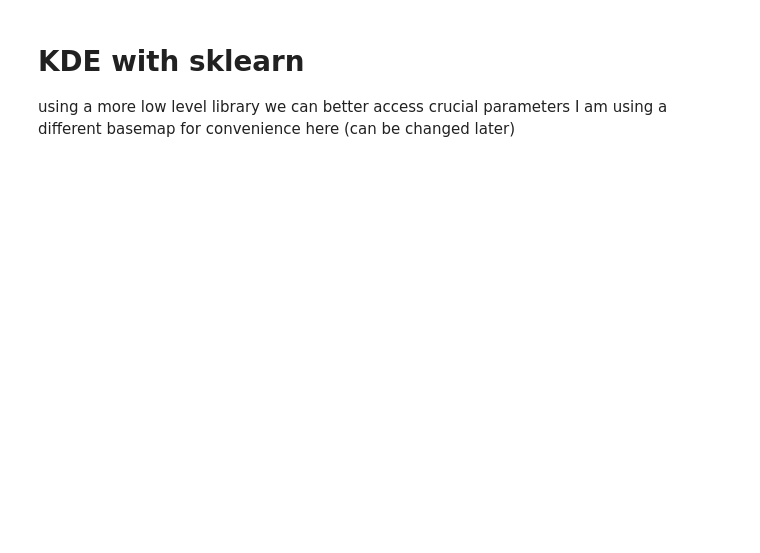
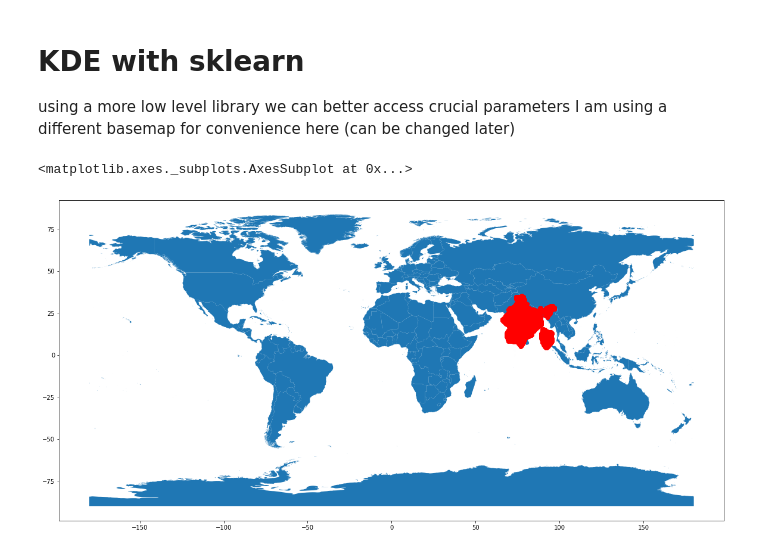
Before and after one commit to kurt-hectic/wmo-notebooks, a Jupyter notebook: GBON HR definitions.ipynb, the cells around one changed output. Cells and saved outputs as stored; diff of their text form; code cells hidden in the pictures; blank space fills up the shorter version.

```diff
--- a/GBON HR definitions.ipynb
+++ b/GBON HR definitions.ipynb
@@ -322,0 +101,27 @@ Text(0.5, 1.0, 'Kernel Density Estimation of HR of RA I')
+# %%
+files = ["synop_ecmwf_2020_01_01-09.csv.gz","synop_ecmwf_2020_01_10-19.csv.gz","synop_ecmwf_2020_01_20-29.csv.gz","synop_ecmwf_2020_01_30-31.csv.gz"]
+df_stations=None
+for f in files:
+    f = os.path.join( datadir,  "WDQMS/{}".format(f))
+
+    df = pd.read_csv(f)
+    df=df[df.var_id==110]
+
+    df_stations = pd.concat( [df_stations,df] )
+
+df_stations.dropna(how="all",inplace = True)
+
+tmp = df_stations["name.1"].str.split("_",expand=True)
+df_stations["center"] = tmp[1]
+df_stations["datetime"] = pd.to_datetime( tmp[0] , format="%Y%m%d%H" )
+
+df_stations.drop(columns=["name.1",],inplace=True)
+df_stations.loc[df_stations.country_id=="ROM","country_id"] = "ROU" #incorrect country code for Roumania in WDQMS
+df_stations.loc[df_stations.country_id=="GRL","country_id"] = "DNK" #count Greenland stations towards Denmark
+
+
+geometry = [Point(xy) for xy in zip(df_stations.longitude , df_stations.latitude)]
+crs =  'epsg:4326'
+gdf_stations = gpd.GeoDataFrame(df_stations[["wigosid","name","nr_received","nr_expected","datetime","country_id"]], crs=crs, geometry=geometry)
+
+gdf_stations.head(5)
@@ -349,6 +362,0 @@ def construct_grids(data,width=0.05,borderspace=5):
-# %%
-latlong=np.array([ [s["latitude"],s["longitude"]] for s in json.load(open(station_file,encoding="utf8")) if "region" in s and s["region"] == "Africa" ])
-xgrid, ygrid = construct_grids(latlong)
-X, Y = np.meshgrid(xgrid[::5], ygrid[::5][::-1])
-xy = np.vstack([Y.ravel(), X.ravel()]).T
-xy = np.radians(xy) # no land mask
@@ -355 +408,8 @@ xy = np.radians(xy) # no land mask
+# %%
+iso3="IND"
+ax=gdf_world.plot(figsize=(20,20))
+gpd.GeoDataFrame( geometry=gpd.points_from_xy( xy[gdf_grid.POL_C_CODE==iso3,1], xy[gdf_grid.POL_C_CODE==iso3,0] ) , crs="epsg:4326" ).plot(ax=ax,color="red")
+# %% [output]
+<matplotlib.axes._subplots.AxesSubplot at 0x...>
+[figure, added]
 # %%
```
Also changed, not shown: parts of 52 cells of this notebook, 31 other files.
